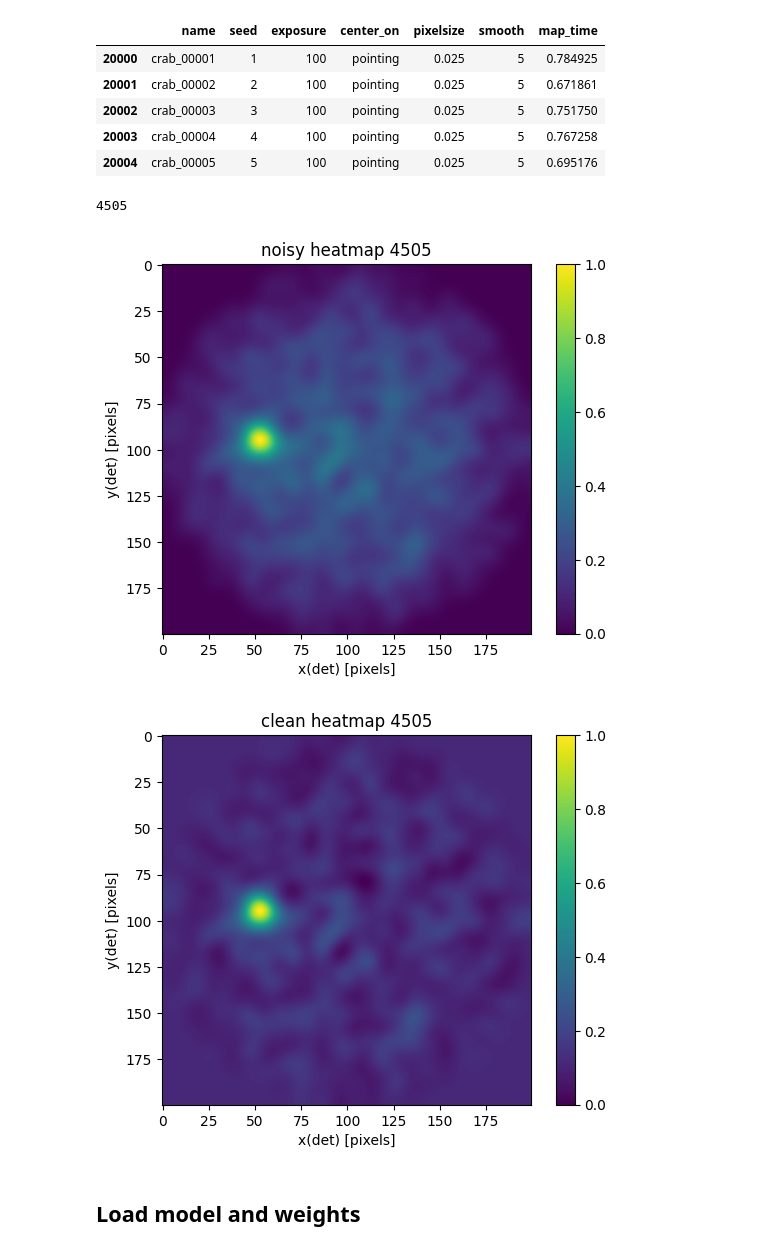
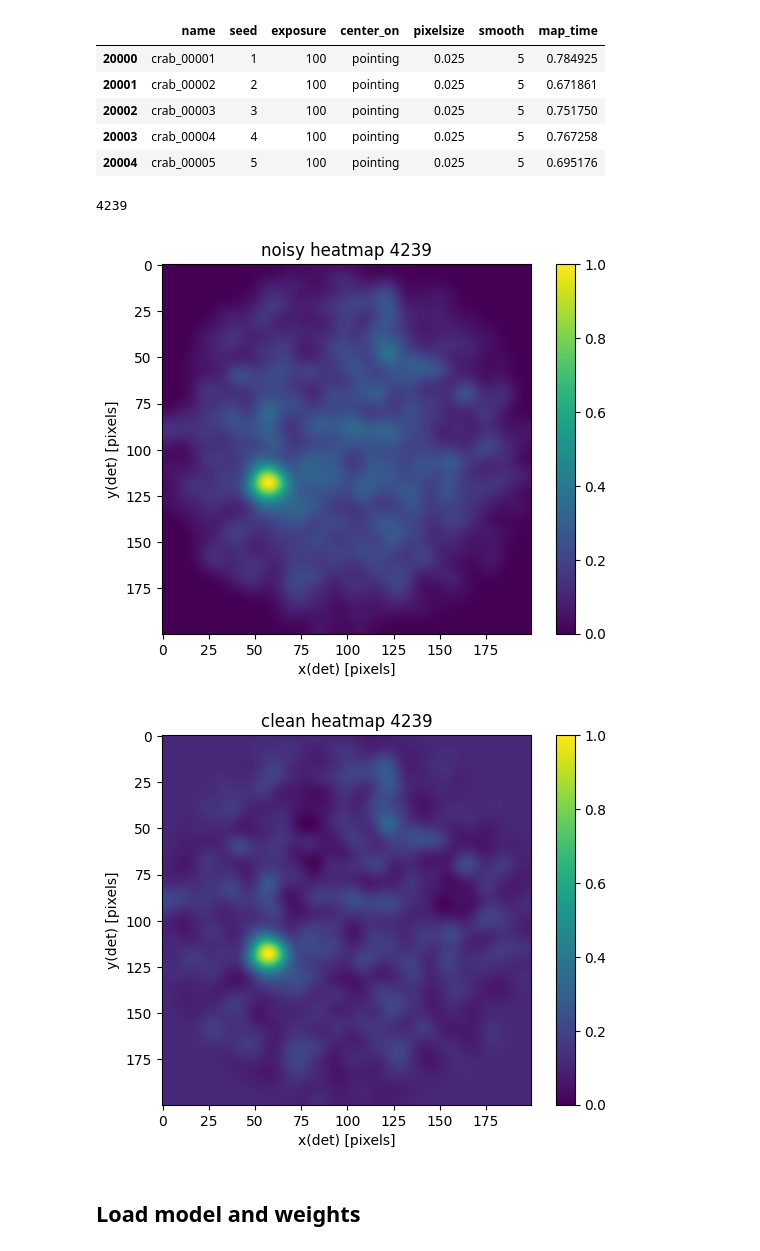
Before and after one commit to ambra-dipiano/astroAI, a Jupyter notebook: astroai/notebooks/cnn-cleaner.ipynb, the cells around one changed output. Saved outputs shown, nothing was run; the diff lists cells and outputs as text; code cells hidden in the pictures.

```diff
--- a/astroai/notebooks/cnn-cleaner.ipynb
+++ b/astroai/notebooks/cnn-cleaner.ipynb
@@ -60,18 +60,18 @@ map_data.head()
 # %%
 from astroai.tools.utils import plot_heatmap
 
 idx = np.random.choice(range(len(test_noisy)))
-#idx = 238
+idx = 238
 # find seed to get the original heatmap
 seed = len(train_noisy) + idx + 1
 print(seed)
 
 plot_heatmap(test_noisy[idx], title=f'noisy heatmap {seed}', show=True, save=False, save_name=None)
 plot_heatmap(test_clean[idx], title=f'clean heatmap {seed}', show=True, save=False, save_name=None)
 # %% [output]
-4505
+4239
-[figure, old version]
+[figure, new version]
-[figure, old version]
+[figure, new version]
 # %% [markdown]
 ## Load model and weights
 # %%
```
Also changed, not shown: parts of 17 cells of this notebook, 1 other file.
